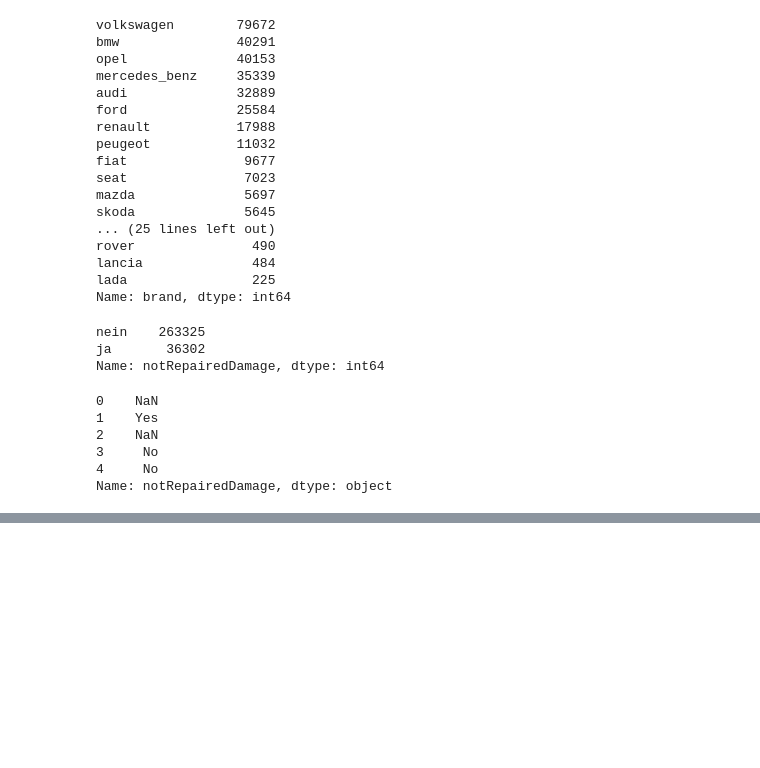
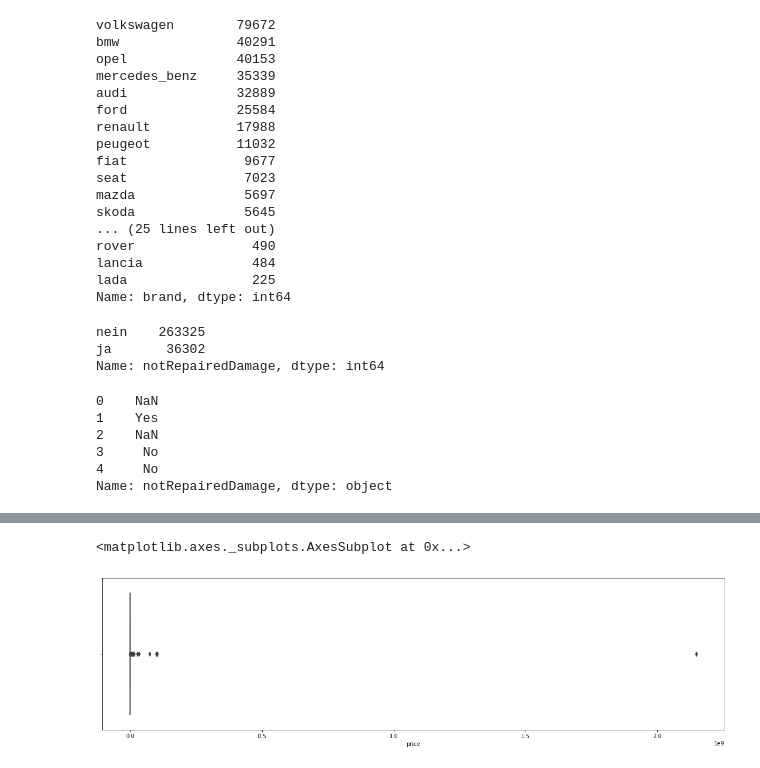
Before and after one commit to pratikasarkar/Used-Car-Price-Prediction, a Jupyter notebook: cars.ipynb, the cells around one changed output, grey strips where cells are left out. Cells and saved outputs as stored; diff of their text form; code cells hidden in the pictures; blank space fills up the shorter version.

```diff
--- a/cars.ipynb
+++ b/cars.ipynb
@@ -215,0 +236,4 @@ df.head(3)
+# %%
+df['dateCrawled'] = pd.to_datetime(df['dateCrawled'])
+df['dateCreated'] = pd.to_datetime(df['dateCreated'])
+df['lastSeen'] = pd.to_datetime(df['lastSeen'])
@@ -215,0 +307,8 @@ df.head(3)
+# %%
+import seaborn as sns
+import matplotlib.pyplot as plt
+plt.figure(figsize = (20,5))
+sns.boxplot(df['price'])
+# %% [output]
+<matplotlib.axes._subplots.AxesSubplot at 0x...>
+[figure, added]
```
Also changed, not shown: parts of 16 cells of this notebook.
